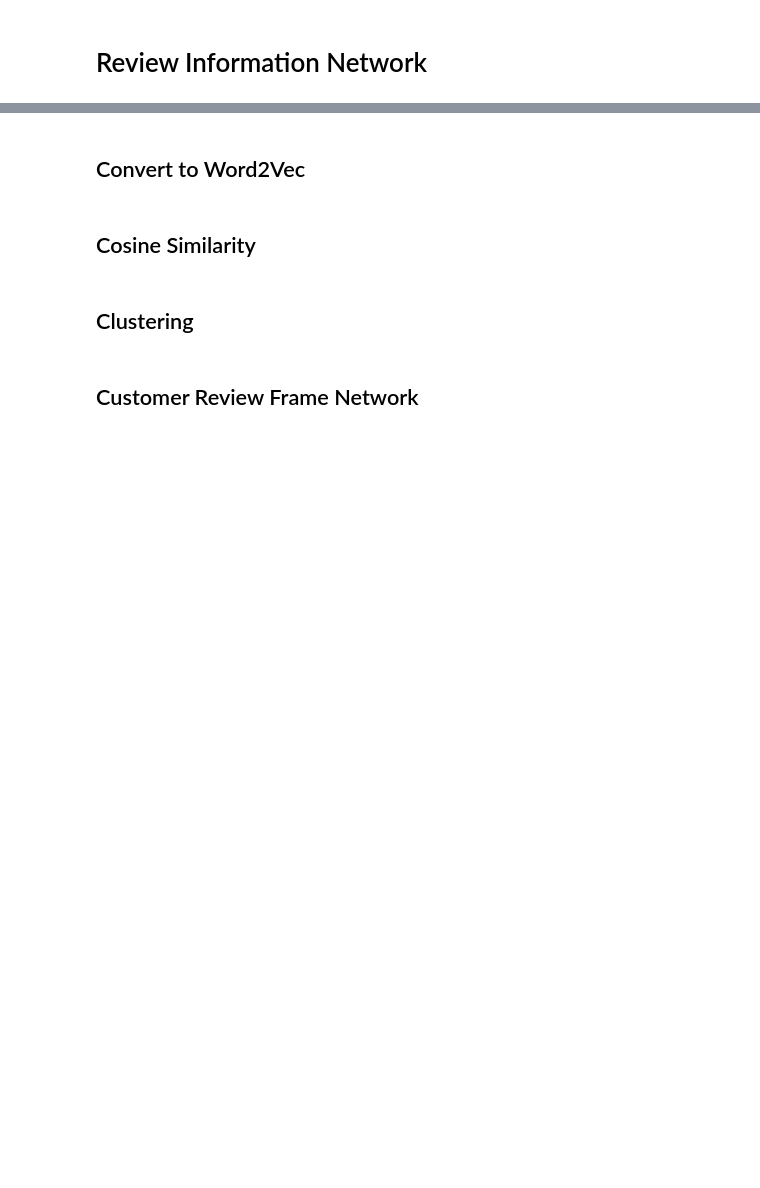
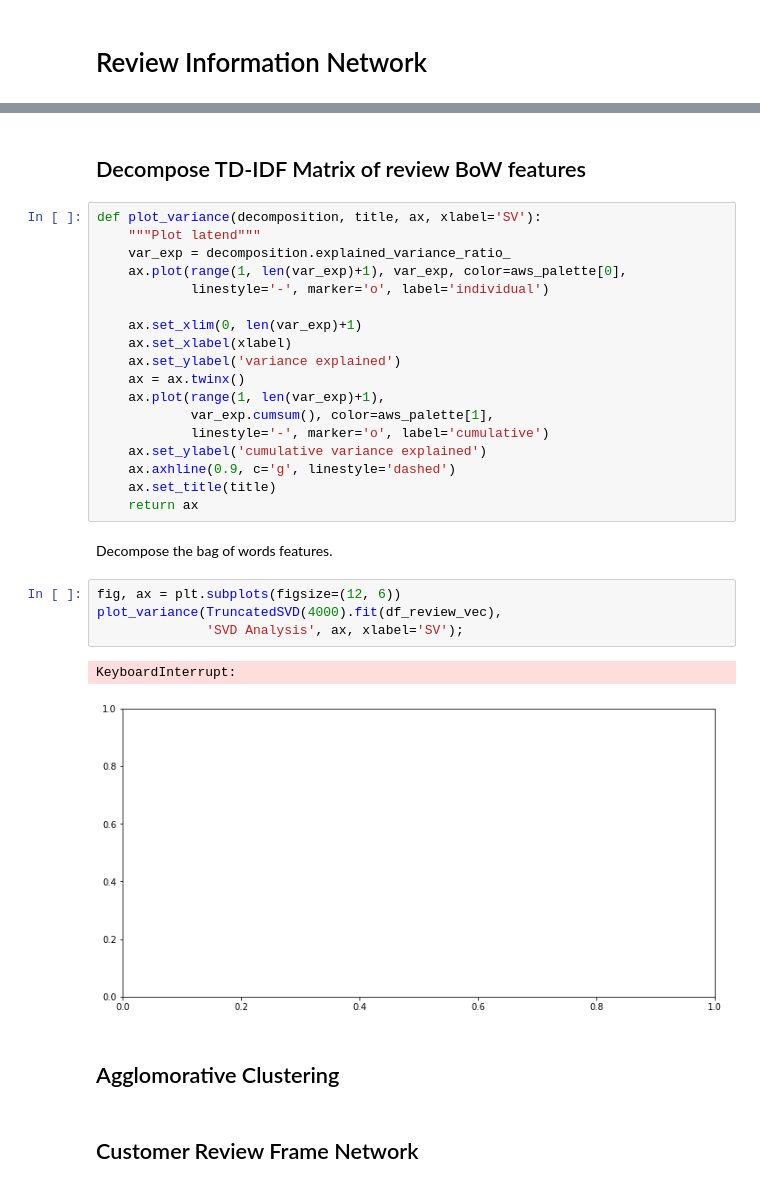
Before and after one commit to abeljoshua20/Amazon-Customer-Review-Network-Analysis, a Jupyter notebook: Final Project.ipynb, the cells around one changed output, grey strips where cells are left out. Drawn from its saved outputs; the diff is of its cells as text; blank space fills up the shorter version.

```diff
--- a/Final Project.ipynb
+++ b/Final Project.ipynb
@@ -275,9 +408,34 @@ Co-occurrence of words in the review.
-# %% [markdown]
-## Convert to Word2Vec
-# %% [markdown]
-## Cosine Similarity
+# %% [markdown]
+## Decompose TD-IDF Matrix of review BoW features
+# %%
+def plot_variance(decomposition, title, ax, xlabel='SV'):
+    """Plot latend"""
+    var_exp = decomposition.explained_variance_ratio_
+    ax.plot(range(1, len(var_exp)+1), var_exp, color=aws_palette[0],
+            linestyle='-', marker='o', label='individual')
+
+    ax.set_xlim(0, len(var_exp)+1)
+    ax.set_xlabel(xlabel)
+    ax.set_ylabel('variance explained')
+    ax = ax.twinx()
+    ax.plot(range(1, len(var_exp)+1),
+            var_exp.cumsum(), color=aws_palette[1],
+            linestyle='-', marker='o', label='cumulative')
+    ax.set_ylabel('cumulative variance explained')
+    ax.axhline(0.9, c='g', linestyle='dashed')
+    ax.set_title(title)
+    return ax
+# %% [markdown]
+Decompose the bag of words features.
+# %%
+fig, ax = plt.subplots(figsize=(12, 6))
+plot_variance(TruncatedSVD(4000).fit(df_review_vec),
+              'SVD Analysis', ax, xlabel='SV');
+# %% [output]
+KeyboardInterrupt:
+[figure, added]
 # %% [markdown]
-## Clustering
+## Agglomorative Clustering
 # %% [markdown]
 ## Customer Review Frame Network
 # %% [markdown]
```
Also changed, not shown: parts of 24 cells of this notebook.
